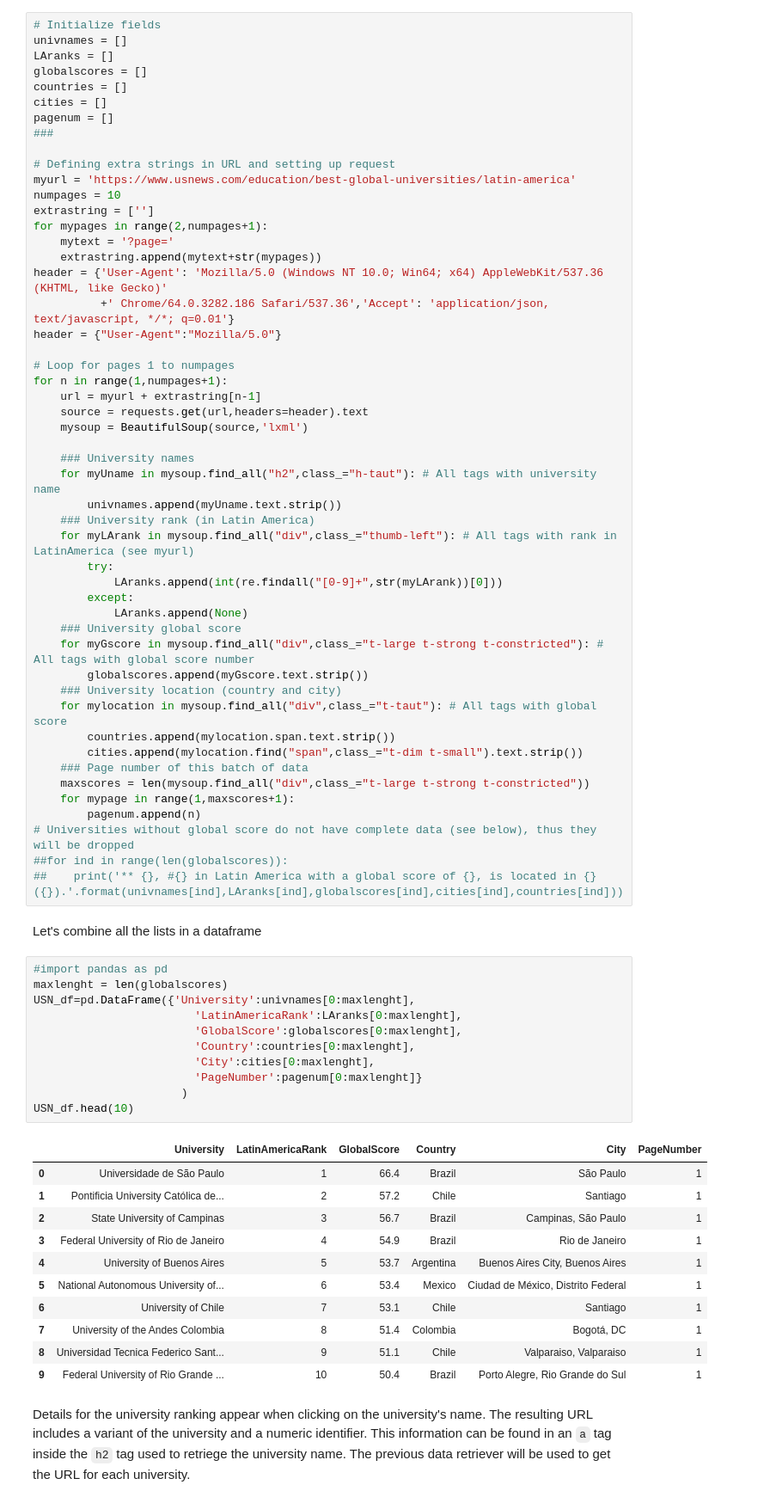
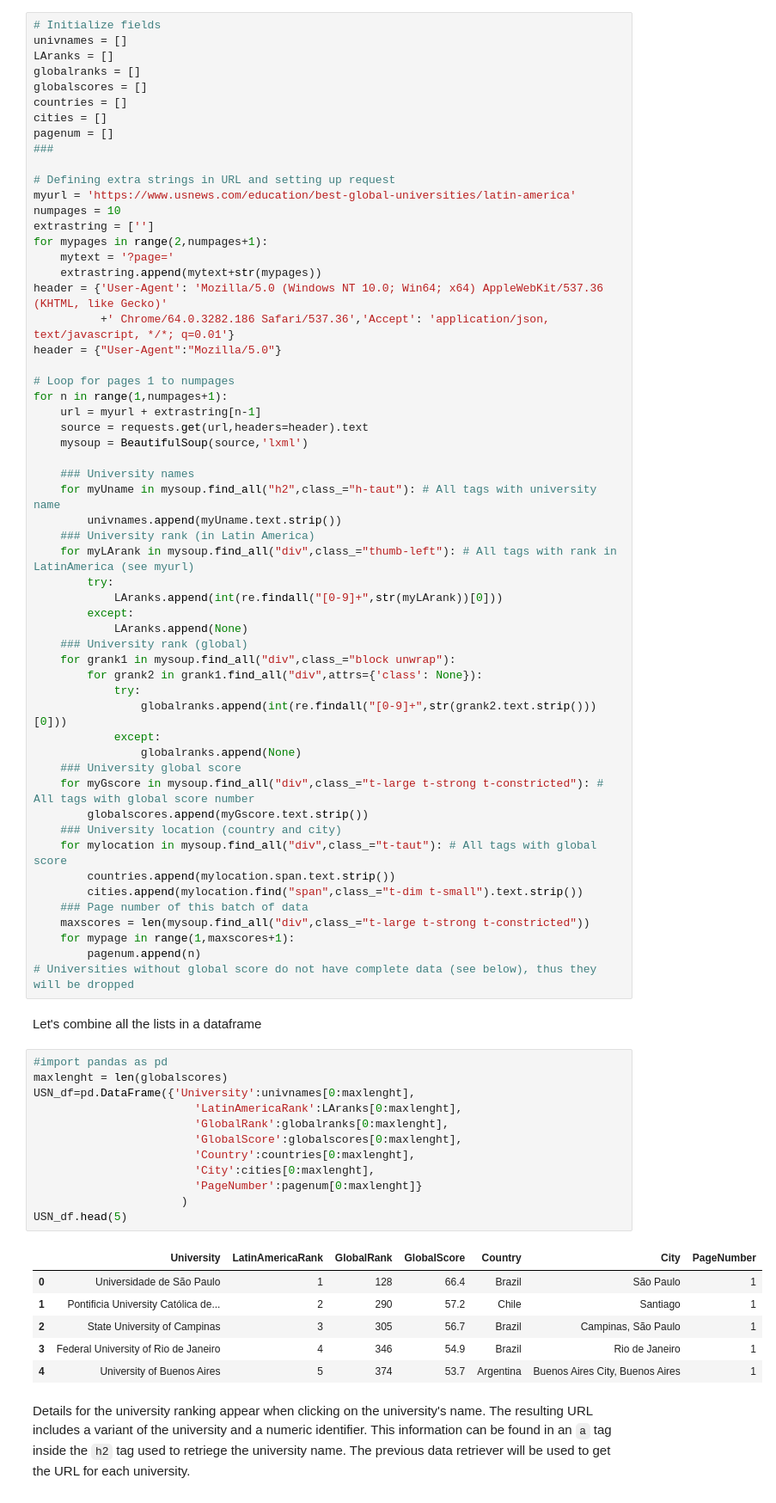
Before and after one commit to aurelioai/Capstone_personal, a Jupyter notebook: 01_define_scrap_sources.ipynb, the cells around one changed output. Shown: that part at 86% size. Drawn from its saved outputs; the diff is of its cells as text.

Commit message:
Added global ranks to USN dataframe

```diff
--- a/01_define_scrap_sources.ipynb
+++ b/01_define_scrap_sources.ipynb
@@ -90,6 +88,7 @@ For the next pages, an extra string appears in the URL: <code>page=#</code>, whe
 # Initialize fields
 univnames = []
 LAranks = []
+globalranks = []
 globalscores = []
 countries = []
 cities = []
@@ -122,6 +121,13 @@ for n in range(1,numpages+1):
             LAranks.append(int(re.findall("[0-9]+",str(myLArank))[0]))
         except:
             LAranks.append(None)
+    ### University rank (global)
+    for grank1 in mysoup.find_all("div",class_="block unwrap"):
+        for grank2 in grank1.find_all("div",attrs={'class': None}):
+            try:
+                globalranks.append(int(re.findall("[0-9]+",str(grank2.text.strip()))[0]))
+            except:
+                globalranks.append(None)
     ### University global score
     for myGscore in mysoup.find_all("div",class_="t-large t-strong t-constricted"): # All tags with global score number
         globalscores.append(myGscore.text.strip())
@@ -134,33 +140,27 @@ for n in range(1,numpages+1):
     for mypage in range(1,maxscores+1):
         pagenum.append(n)
 # Universities without global score do not have complete data (see below), thus they will be dropped
-##for ind in range(len(globalscores)):
-##    print('** {}, #{} in Latin America with a global score of {}, is located in {} ({}).'.format(univnames[ind],LAranks[ind],globalscores[ind],cities[ind],countries[ind]))
 # %% [markdown]
 Let's combine all the lists in a dataframe
 # %%
 #import pandas as pd
 maxlenght = len(globalscores)
 USN_df=pd.DataFrame({'University':univnames[0:maxlenght],
                         'LatinAmericaRank':LAranks[0:maxlenght],
+                        'GlobalRank':globalranks[0:maxlenght],
                         'GlobalScore':globalscores[0:maxlenght],
                         'Country':countries[0:maxlenght],
                         'City':cities[0:maxlenght],
                         'PageNumber':pagenum[0:maxlenght]}
                       )
-USN_df.head(10)
+USN_df.head(5)
 # %% [output]
-|  | University | LatinAmericaRank | GlobalScore | Country | City | PageNumber |
-| 0 | Universidade de São Paulo | 1 | 66.4 | Brazil | São Paulo | 1 |
-| 1 | Pontificia University Católica de... | 2 | 57.2 | Chile | Santiago | 1 |
-| 2 | State University of Campinas | 3 | 56.7 | Brazil | Campinas, São Paulo | 1 |
-| 3 | Federal University of Rio de Janeiro | 4 | 54.9 | Brazil | Rio de Janeiro | 1 |
-| 4 | University of Buenos Aires | 5 | 53.7 | Argentina | Buenos Aires City, Buenos Aires | 1 |
-| 5 | National Autonomous University of... | 6 | 53.4 | Mexico | Ciudad de México, Distrito Federal | 1 |
-| 6 | University of Chile | 7 | 53.1 | Chile | Santiago | 1 |
-| 7 | University of the Andes Colombia | 8 | 51.4 | Colombia | Bogotá, DC | 1 |
-| 8 | Universidad Tecnica Federico Sant... | 9 | 51.1 | Chile | Valparaiso, Valparaiso | 1 |
-| 9 | Federal University of Rio Grande ... | 10 | 50.4 | Brazil | Porto Alegre, Rio Grande do Sul | 1 |
+|  | University | LatinAmericaRank | GlobalRank | GlobalScore | Country | City | PageNumber |
+| 0 | Universidade de São Paulo | 1 | 128 | 66.4 | Brazil | São Paulo | 1 |
+| 1 | Pontificia University Católica de... | 2 | 290 | 57.2 | Chile | Santiago | 1 |
+| 2 | State University of Campinas | 3 | 305 | 56.7 | Brazil | Campinas, São Paulo | 1 |
+| 3 | Federal University of Rio de Janeiro | 4 | 346 | 54.9 | Brazil | Rio de Janeiro | 1 |
+| 4 | University of Buenos Aires | 5 | 374 | 53.7 | Argentina | Buenos Aires City, Buenos Aires | 1 |
 # %% [markdown]
 Details for the university ranking appear when clicking on the university's name. The resulting URL includes a variant of the university and a numeric identifier. This information can be found in an <code>a</code> tag inside the <code>h2</code> tag used to retriege the university name. The previous data retriever will be used to get the URL for each university.
 # %%
```
Also changed, not shown: parts of 73 cells of this notebook, 3 other files.
